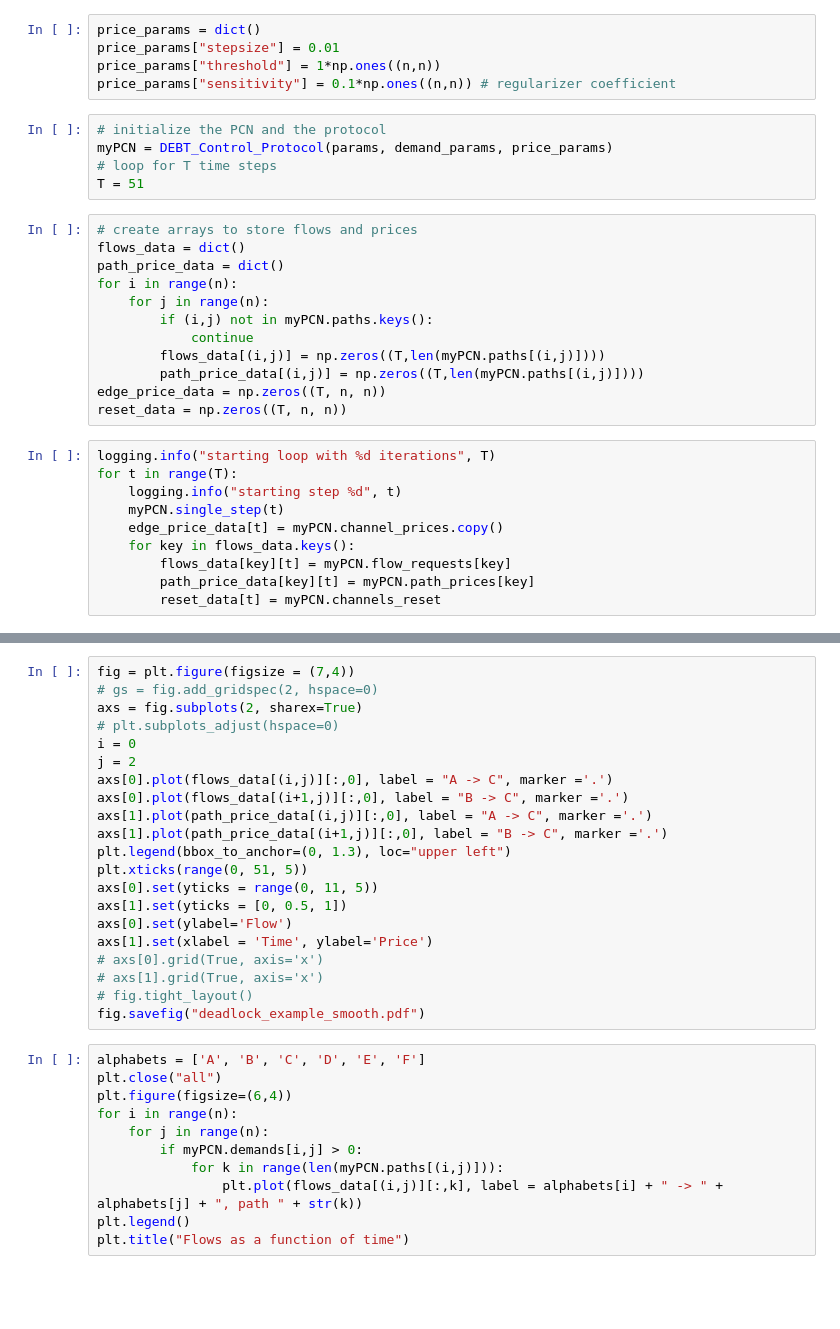
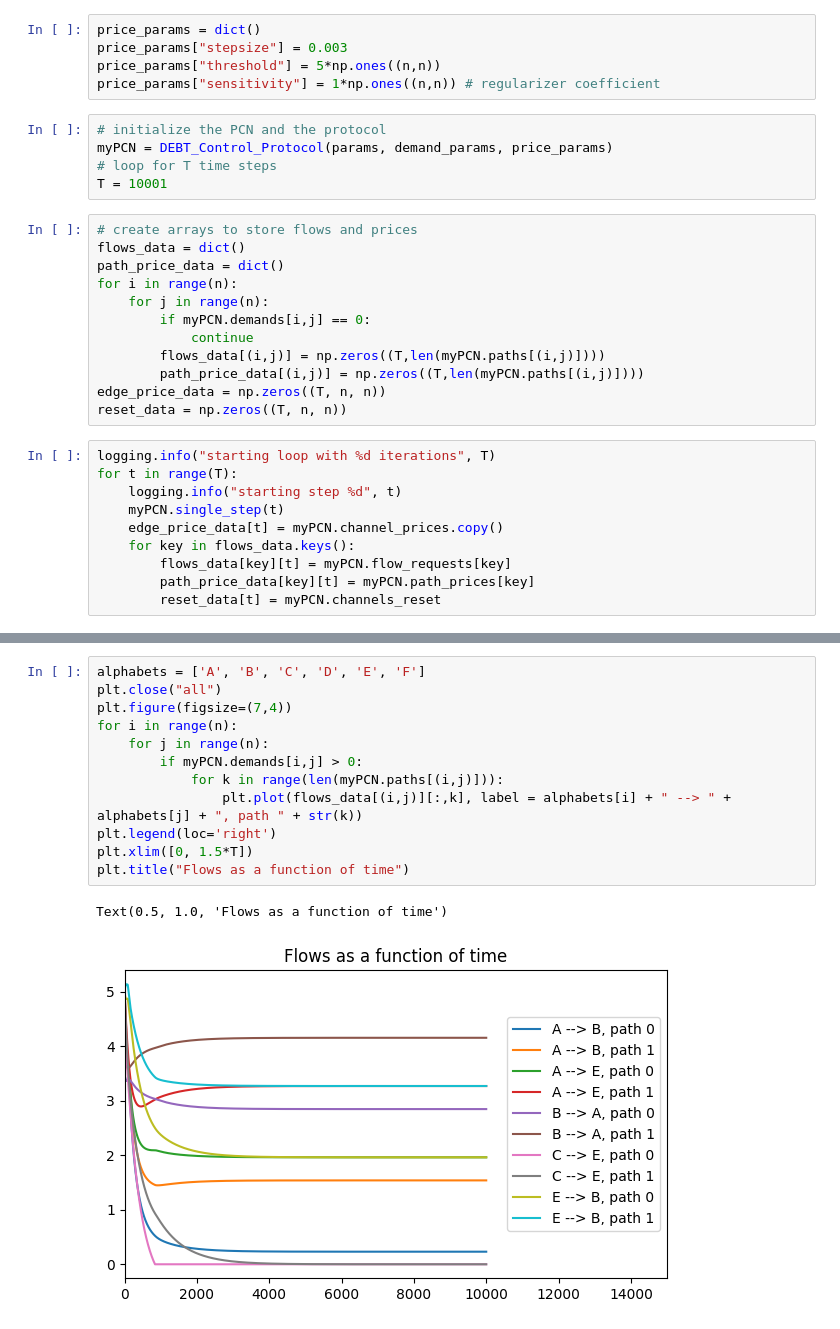
Before and after one commit to surya-sankagiri/payment-channel-networks, a Jupyter notebook: DEBT_control_large_network.ipynb, the cells around one changed output, grey strips where cells are left out. Drawn from its saved outputs; the diff is of its cells as text; blank space fills up the shorter version.

Commit message:
generated final plots

```diff
--- a/DEBT_control_large_network.ipynb
+++ b/DEBT_control_large_network.ipynb
@@ -54,20 +55,20 @@ Demand Matrix:
 # %%
 price_params = dict()
-price_params["stepsize"] = 0.01
-price_params["threshold"] = 1*np.ones((n,n))
-price_params["sensitivity"] = 0.1*np.ones((n,n)) # regularizer coefficient
+price_params["stepsize"] = 0.003
+price_params["threshold"] = 5*np.ones((n,n))
+price_params["sensitivity"] = 1*np.ones((n,n)) # regularizer coefficient
 # %%
 # initialize the PCN and the protocol
 myPCN = DEBT_Control_Protocol(params, demand_params, price_params)
 # loop for T time steps
-T = 51
+T = 10001
 # %%
 # create arrays to store flows and prices
 flows_data = dict()
 path_price_data = dict()
 for i in range(n):
     for j in range(n):
-        if (i,j) not in myPCN.paths.keys():
+        if myPCN.demands[i,j] == 0:
             continue
         flows_data[(i,j)] = np.zeros((T,len(myPCN.paths[(i,j)])))
         path_price_data[(i,j)] = np.zeros((T,len(myPCN.paths[(i,j)])))
@@ -109,32 +87,15 @@ fig.savefig("cyclic_example_smooth.pdf")
-# %%
-fig = plt.figure(figsize = (7,4))
-# gs = fig.add_gridspec(2, hspace=0)
-axs = fig.subplots(2, sharex=True)
-# plt.subplots_adjust(hspace=0)
-i = 0
-j = 2
-axs[0].plot(flows_data[(i,j)][:,0], label = "A -> C", marker ='.')
-axs[0].plot(flows_data[(i+1,j)][:,0], label = "B -> C", marker ='.')
-axs[1].plot(path_price_data[(i,j)][:,0], label = "A -> C", marker ='.')
-axs[1].plot(path_price_data[(i+1,j)][:,0], label = "B -> C", marker ='.')
-plt.legend(bbox_to_anchor=(0, 1.3), loc="upper left")
-plt.xticks(range(0, 51, 5))
-axs[0].set(yticks = range(0, 11, 5))
-axs[1].set(yticks = [0, 0.5, 1])
-axs[0].set(ylabel='Flow')
-axs[1].set(xlabel = 'Time', ylabel='Price')
-# axs[0].grid(True, axis='x')
-# axs[1].grid(True, axis='x')
-# fig.tight_layout()
-fig.savefig("deadlock_example_smooth.pdf")
 # %%
 alphabets = ['A', 'B', 'C', 'D', 'E', 'F']
 plt.close("all")
-plt.figure(figsize=(6,4))
+plt.figure(figsize=(7,4))
 for i in range(n):
     for j in range(n):
         if myPCN.demands[i,j] > 0:
             for k in range(len(myPCN.paths[(i,j)])):
-                plt.plot(flows_data[(i,j)][:,k], label = alphabets[i] + " -> " + alphabets[j] + ", path " + str(k))
-plt.legend()
+                plt.plot(flows_data[(i,j)][:,k], label = alphabets[i] + " --> " + alphabets[j] + ", path " + str(k))
+plt.legend(loc='right')
+plt.xlim([0, 1.5*T])
 plt.title("Flows as a function of time")
+# %% [output]
+Text(0.5, 1.0, 'Flows as a function of time')
+[figure, added]
```
Also changed, not shown: parts of 6 cells of this notebook, 5 other files.
